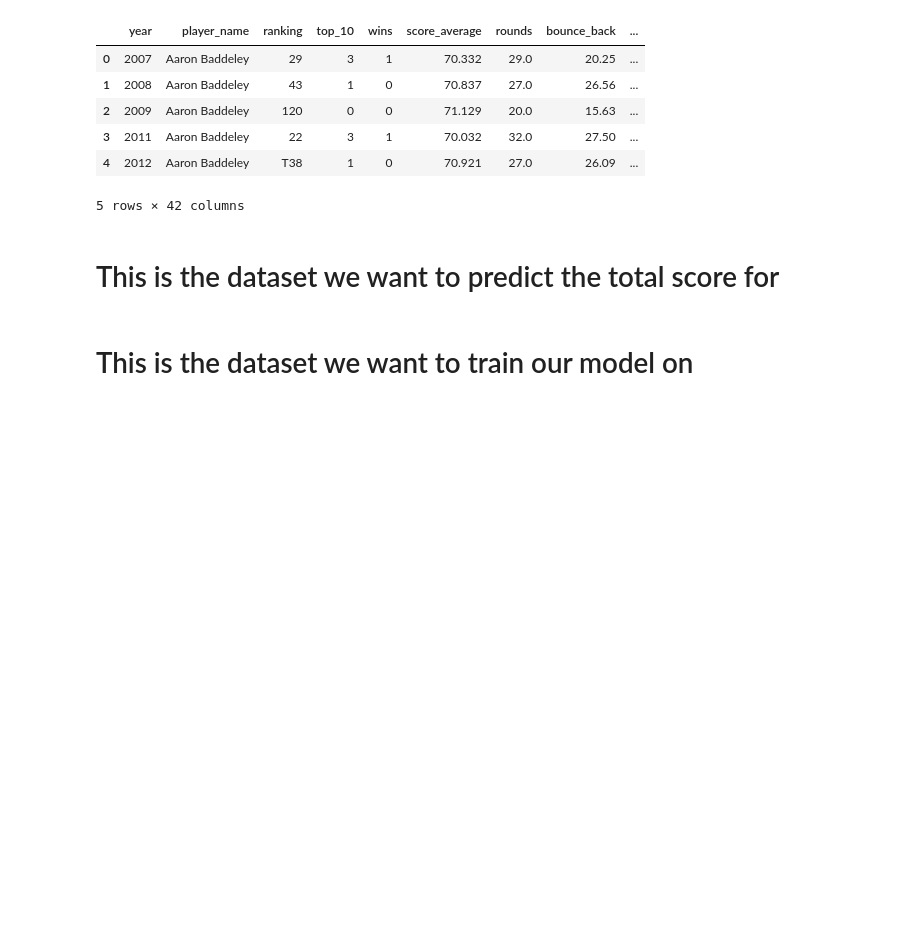
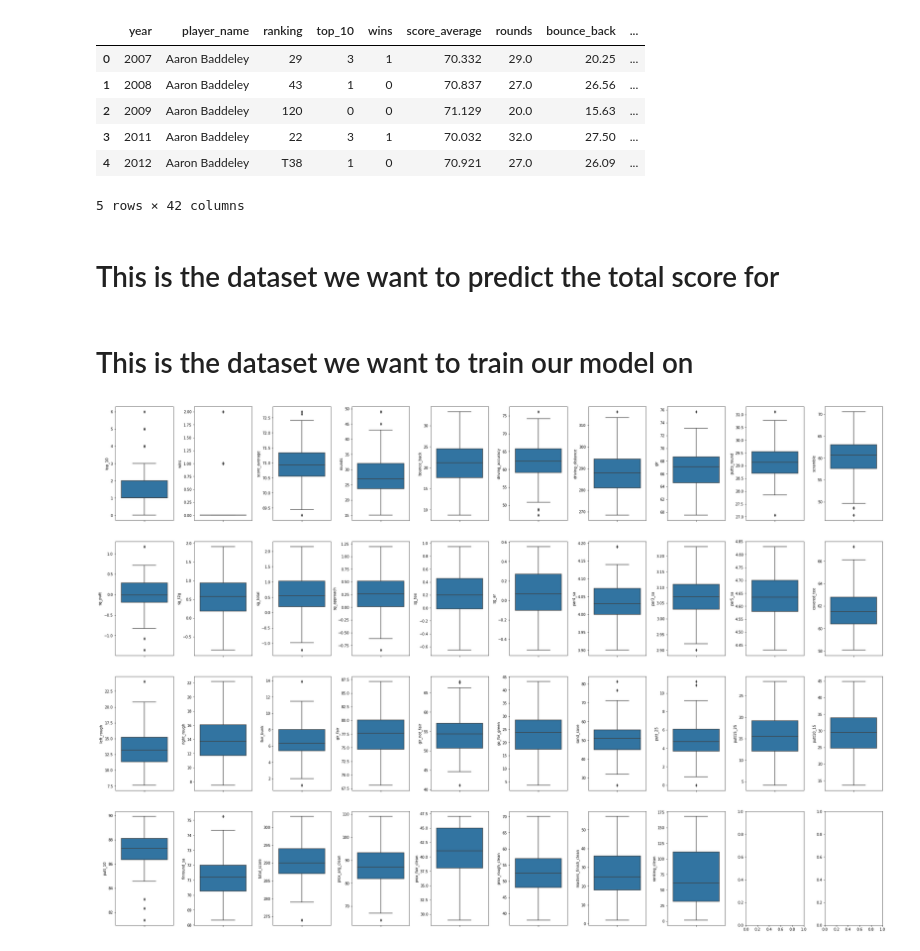
Before and after one commit to SamMilnes/Data-Science-Individual-Final-Project, a Jupyter notebook: Data_Science_Individual_Final_Project.ipynb, the cells around one changed output. Saved outputs shown, nothing was run; the diff lists cells and outputs as text; code cells hidden in the pictures; blank space fills up the shorter version.

```diff
--- a/Data_Science_Individual_Final_Project.ipynb
+++ b/Data_Science_Individual_Final_Project.ipynb
@@ -95,7 +95,10 @@ df = df[df['ranking_clean'] != "WD"]
 
 df = df.dropna()
 
-df = df.drop(columns=['prox_arg', 'prox_fair', 'prox_rough', 'masters_finish', 'ranking'])
+df = df.drop(columns=['prox_arg', 'prox_fair', 'prox_rough', 'masters_finish', 'ranking', 'hole_proximity', 'x_of_attempts'])
+
+df['masters_finish_clean'] = df['masters_finish_clean'].astype('int')
+df['ranking_clean'] = df['ranking_clean'].astype('int')
 # %% [markdown]
 # This is the dataset we want to predict the total score for
 # %%
@@ -105,4 +108,15 @@ df_2021 = df[df['year'] == 2021]
 # This is the dataset we want to train our model on
 # %%
 df_train = df[df['year'] != 2021]
-# df_train
+df_train = df_train.drop(columns=['year', 'player_name'])
+# %%
+fig, axs = plt.subplots(ncols=10, nrows = 4, figsize=(30,20))
+index = 0
+axs = axs.flatten()
+for k,v in df_train.items():
+  # print(k)
+  sns.boxplot(y=k, data=df_train, ax=axs[index])
+  index += 1
+plt.tight_layout(pad=0.4, w_pad=0.5, h_pad=5.0)
+# %% [output]
+[figure, added]
```
